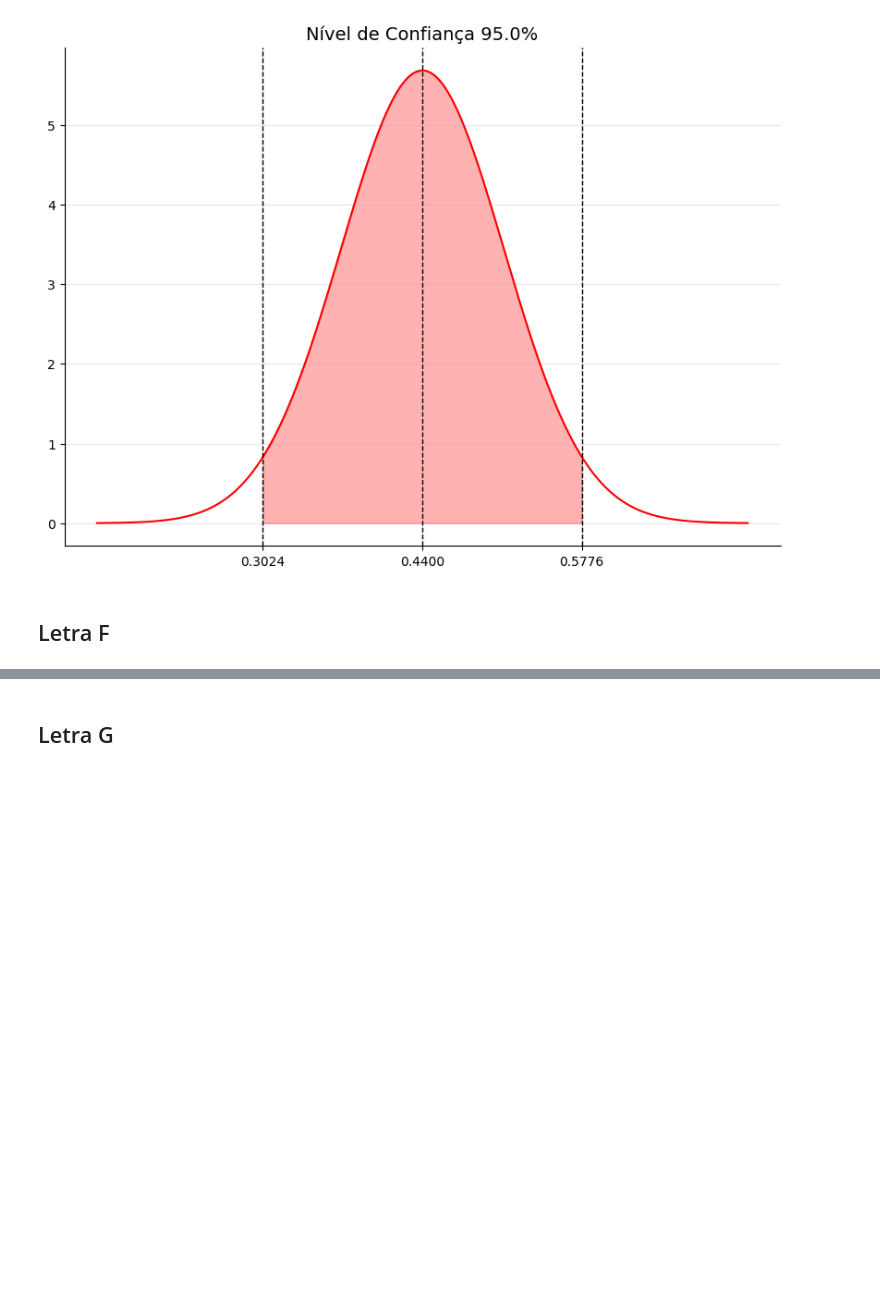
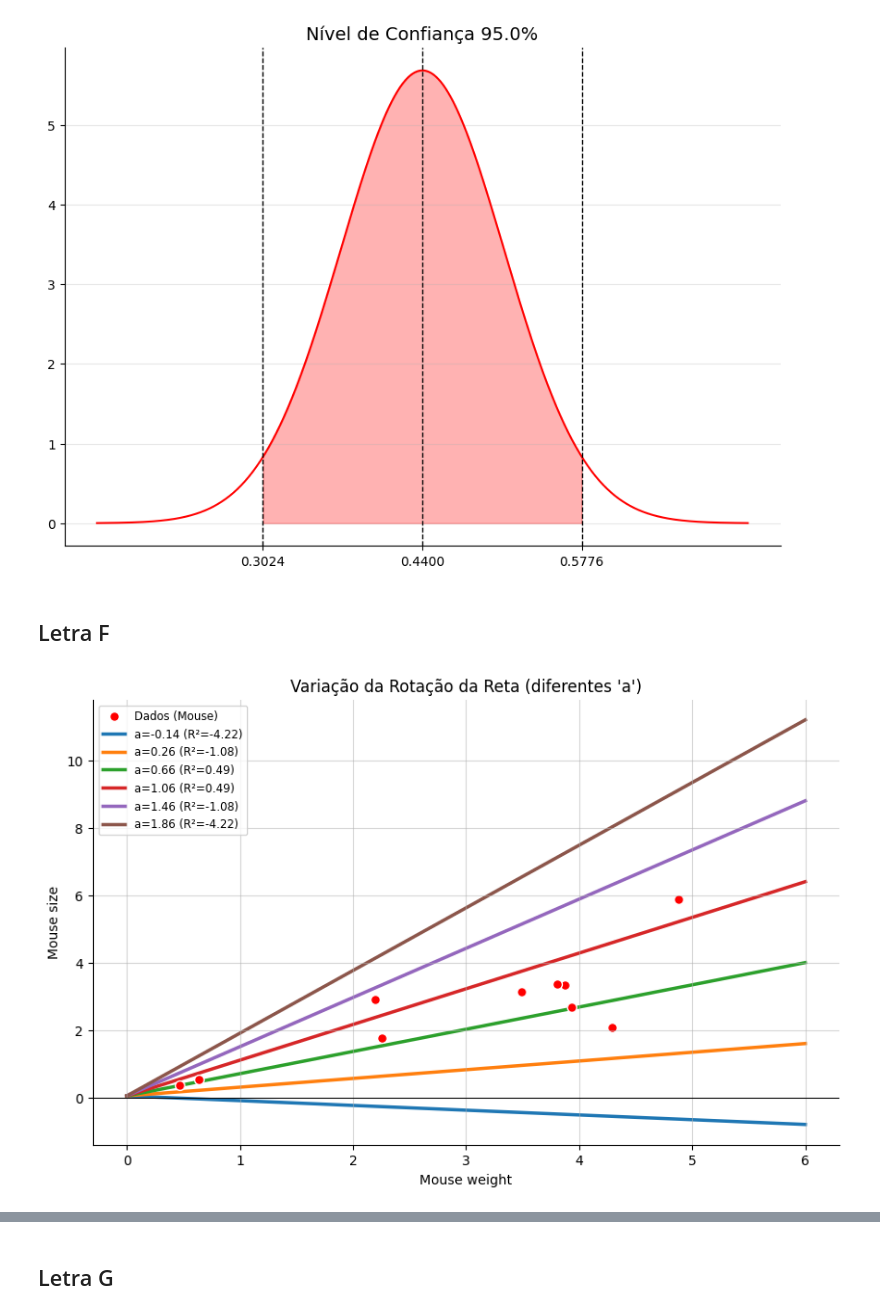
Before and after one commit to kmiepng/Matematica-Computacional, a Jupyter notebook: Atividades/atividade_2_2.ipynb, the cells around one changed output, grey strips where cells are left out. Cells and saved outputs as stored; diff of their text form; code cells hidden in the pictures; blank space fills up the shorter version.

```diff
--- a/Atividades/atividade_2_2.ipynb
+++ b/Atividades/atividade_2_2.ipynb
@@ -280,3 +284,54 @@ Intervalo de Confiaça: [0.30241108668071887, 0.5775889133192811]
 [figure]
 # %% [markdown]
 ## Letra F
+# %%
+rng = np.random.default_rng(42)
+X = rng.uniform(0, 5, 10).reshape(-1, 1)
+y = 0.1 + 0.78 * X.flatten() + np.random.normal(0, 1.0, size=len(X))
+# %%
+model = LinearRegression()
+model.fit(X, y)
+
+ideal_b = model.intercept_
+ideal_a = model.coef_
+ideal_r2 = model.score(X, y)
+# %%
+a_values = np.linspace(ideal_a - 1, ideal_a + 1, 6)
+ssr_values = []
+r2_values = []
+y_mean = np.mean(y)
+sst = np.sum((y - y_mean)**2)
+x_grid = np.linspace(0, 6, 100)
+
+plt.figure(figsize=(10, 6))
+plt.scatter(X, y, color='red', edgecolors='white', s=50, label='Dados (Mouse)')
+
+for a in a_values:
+    y_pred = ideal_b + a * x_grid
+
+    # residuals = y - y_pred
+    # ssr = np.sum(residuals**2)
+    # ssr_values.append(ssr)
+
+    predicted_y_calc = ideal_b + a * X.flatten()
+    ssr = np.sum((y - predicted_y_calc)**2)
+    ssr_values.append(ssr)
+
+    r2 = 1 - (ssr / sst)
+    r2_values.append(r2)
+
+    label = f'a={a[0]:.2f} (R²={r2:.2f})'
+    plt.plot(x_grid, y_pred, label=label, zorder=0, linewidth=2.5)
+
+ax = plt.gca()
+ax.spines['top'].set_visible(False)
+ax.spines['right'].set_visible(False)
+
+plt.title("Variação da Rotação da Reta (diferentes 'a')")
+plt.xlabel("Mouse weight")
+plt.axhline(0, color="black", lw=0.7, zorder=3)
+plt.ylabel("Mouse size")
+plt.legend(fontsize='small')
+plt.grid(True, alpha=0.5)
+# %% [output]
+[figure, added]
```
Also changed, not shown: parts of 5 cells of this notebook, 2 other files.
